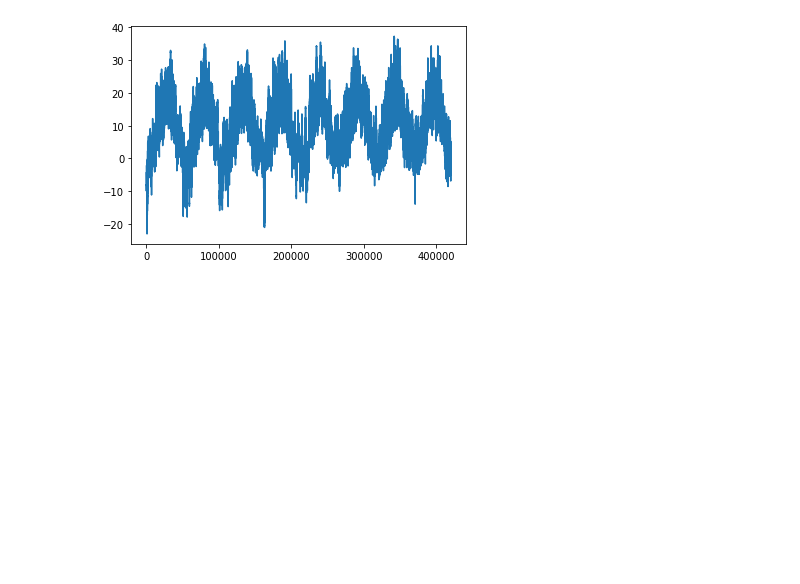
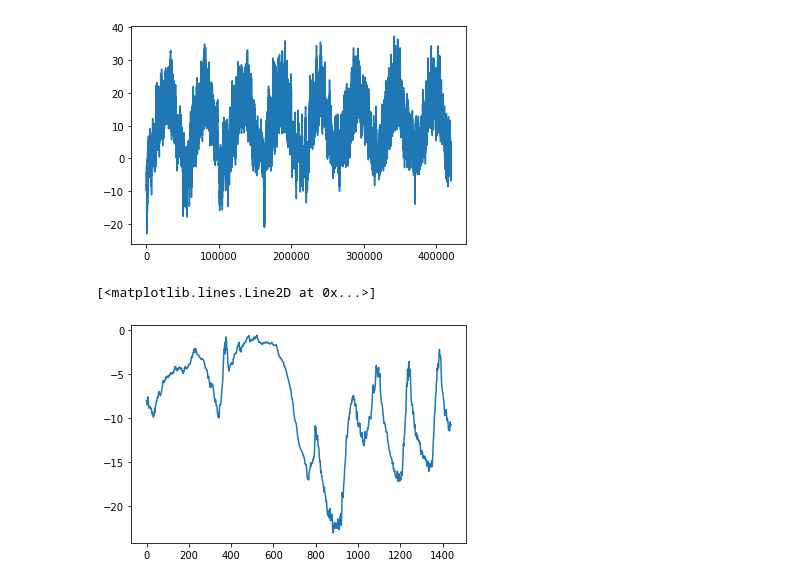
Before and after one commit to sanha9999/deep_learning_with_python, a Jupyter notebook: 텍스트와 시퀀스를 위한 딥러닝/기온 예측 문제/기온 예측 문제.ipynb, the cells around one changed output. Saved outputs shown, nothing was run; the diff lists cells and outputs as text; code cells hidden in the pictures; blank space fills up the shorter version.

```diff
--- a/텍스트와 시퀀스를 위한 딥러닝/기온 예측 문제/기온 예측 문제.ipynb
+++ b/텍스트와 시퀀스를 위한 딥러닝/기온 예측 문제/기온 예측 문제.ipynb
@@ -45,3 +45,10 @@ plt.plot(range(len(temp)), temp)
 # %% [output]
 [<matplotlib.lines.Line2D at 0x...>]
 [figure]
+# %%
+# 처음 10일간 온도 그래프 그리기
+
+plt.plot(range(1440), temp[:1440])
+# %% [output]
+[<matplotlib.lines.Line2D at 0x...>]
+[figure, added]
```
Also changed, not shown: parts of 2 cells of this notebook.
